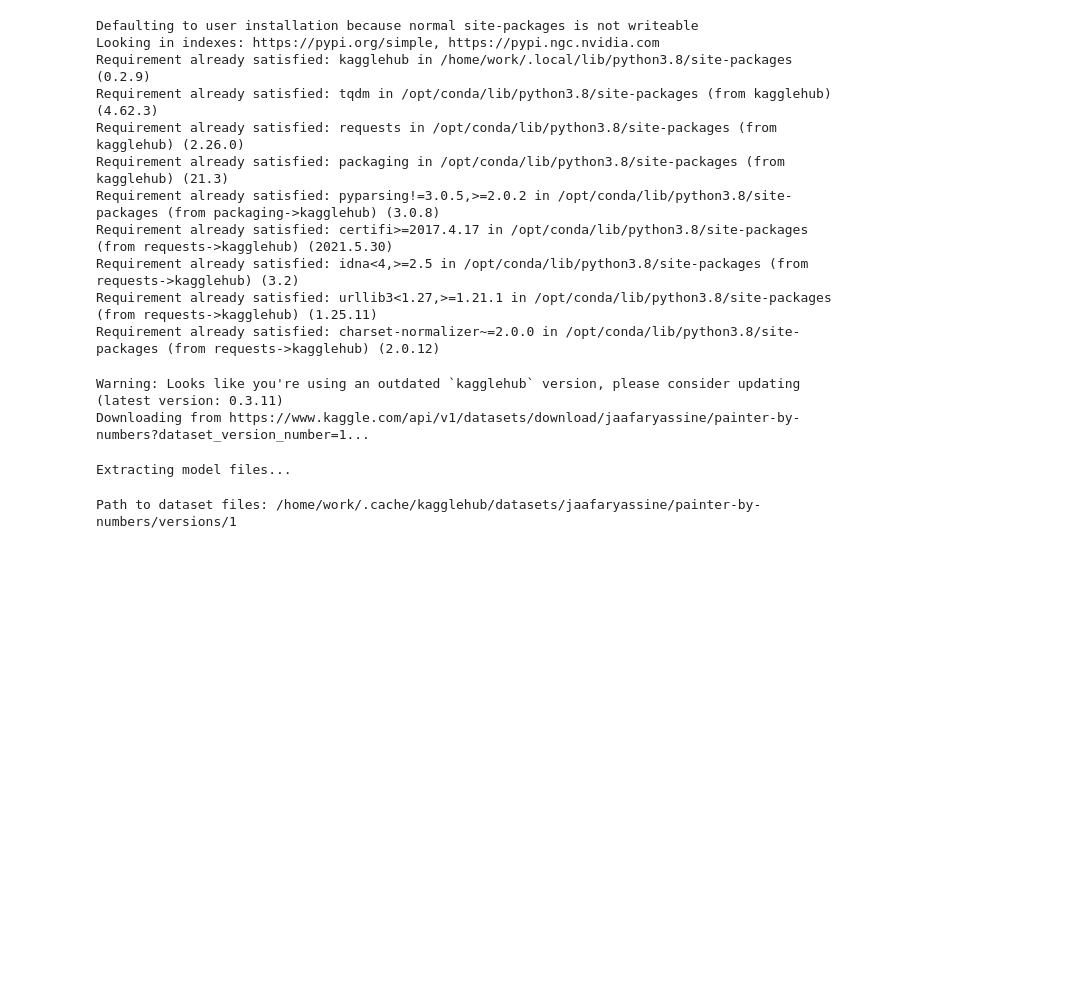
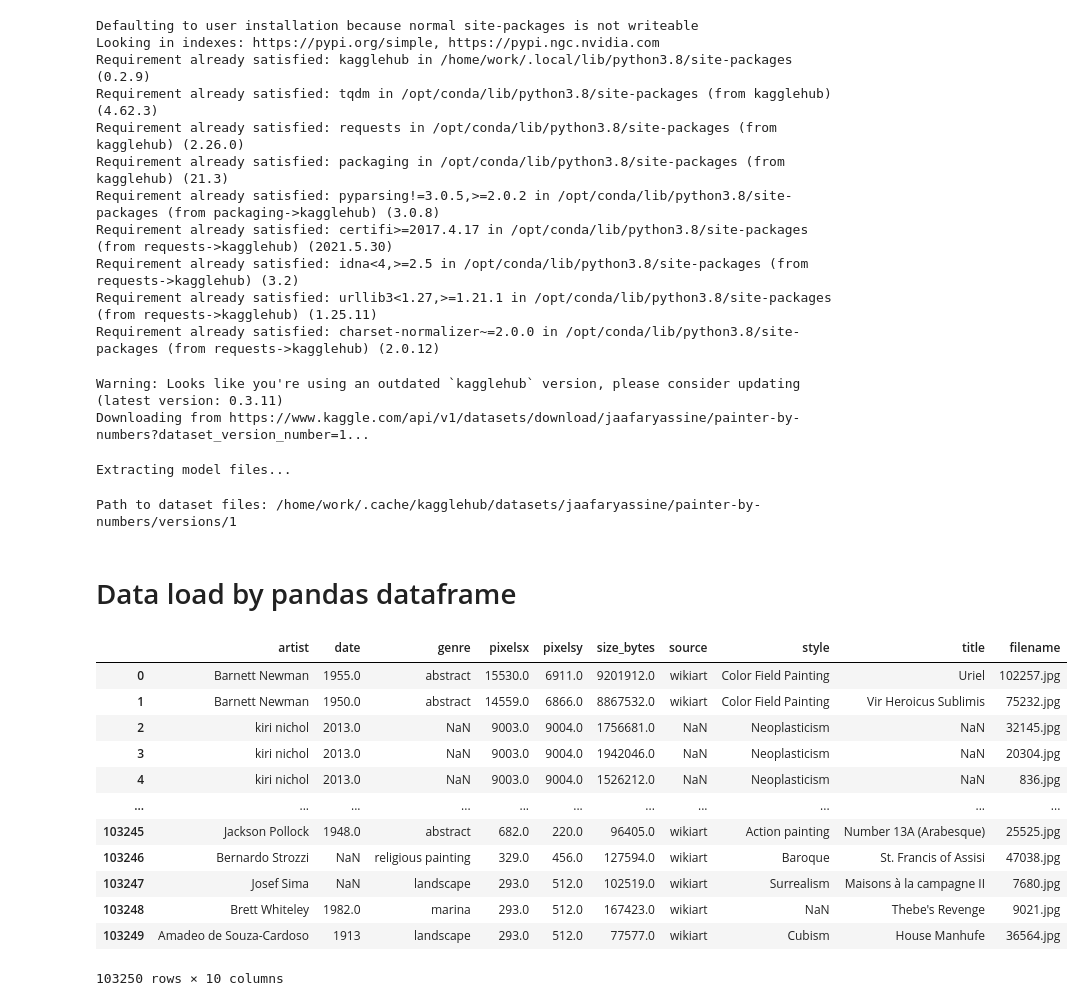
Before and after one commit to hjjang1360/Artificlass, a Jupyter notebook: data_process/data_process.ipynb, the cells around one changed output. Saved outputs shown, nothing was run; the diff lists cells and outputs as text; code cells hidden in the pictures; blank space fills up the shorter version.

```diff
--- a/data_process/data_process.ipynb
+++ b/data_process/data_process.ipynb
@@ -26,3 +32,5 @@ Extracting model files...
 Path to dataset files: /home/work/.cache/kagglehub/datasets/jaafaryassine/painter-by-numbers/versions/1
 # %%
 !mv {path}/* './data'
+# %% [markdown]
+# Data load by pandas dataframe
@@ -28,0 +43,16 @@ Path to dataset files: /home/work/.cache/kagglehub/datasets/jaafaryassine/painte
+# %%
+data
+# %% [output]
+|  | artist | date | genre | pixelsx | pixelsy | size_bytes | source | style | title | filename |
+| 0 | Barnett Newman | 1955.0 | abstract | 15530.0 | 6911.0 | 9201912.0 | wikiart | Color Field Painting | Uriel | 102257.jpg |
+| 1 | Barnett Newman | 1950.0 | abstract | 14559.0 | 6866.0 | 8867532.0 | wikiart | Color Field Painting | Vir Heroicus Sublimis | 75232.jpg |
+| 2 | kiri nichol | 2013.0 | NaN | 9003.0 | 9004.0 | 1756681.0 | NaN | Neoplasticism | NaN | 32145.jpg |
+| 3 | kiri nichol | 2013.0 | NaN | 9003.0 | 9004.0 | 1942046.0 | NaN | Neoplasticism | NaN | 20304.jpg |
+| 4 | kiri nichol | 2013.0 | NaN | 9003.0 | 9004.0 | 1526212.0 | NaN | Neoplasticism | NaN | 836.jpg |
+| ... | ... | ... | ... | ... | ... | ... | ... | ... | ... | ... |
+| 103245 | Jackson Pollock | 1948.0 | abstract | 682.0 | 220.0 | 96405.0 | wikiart | Action painting | Number 13A (Arabesque) | 25525.jpg |
+| 103246 | Bernardo Strozzi | NaN | religious painting | 329.0 | 456.0 | 127594.0 | wikiart | Baroque | St. Francis of Assisi | 47038.jpg |
+| 103247 | Josef Sima | NaN | landscape | 293.0 | 512.0 | 102519.0 | wikiart | Surrealism | Maisons à la campagne II | 7680.jpg |
+| 103248 | Brett Whiteley | 1982.0 | marina | 293.0 | 512.0 | 167423.0 | wikiart | NaN | Thebe's Revenge | 9021.jpg |
+| 103249 | Amadeo de Souza-Cardoso | 1913 | landscape | 293.0 | 512.0 | 77577.0 | wikiart | Cubism | House Manhufe | 36564.jpg |
+103250 rows × 10 columns
```
Also changed, not shown: parts of 9 cells of this notebook.
